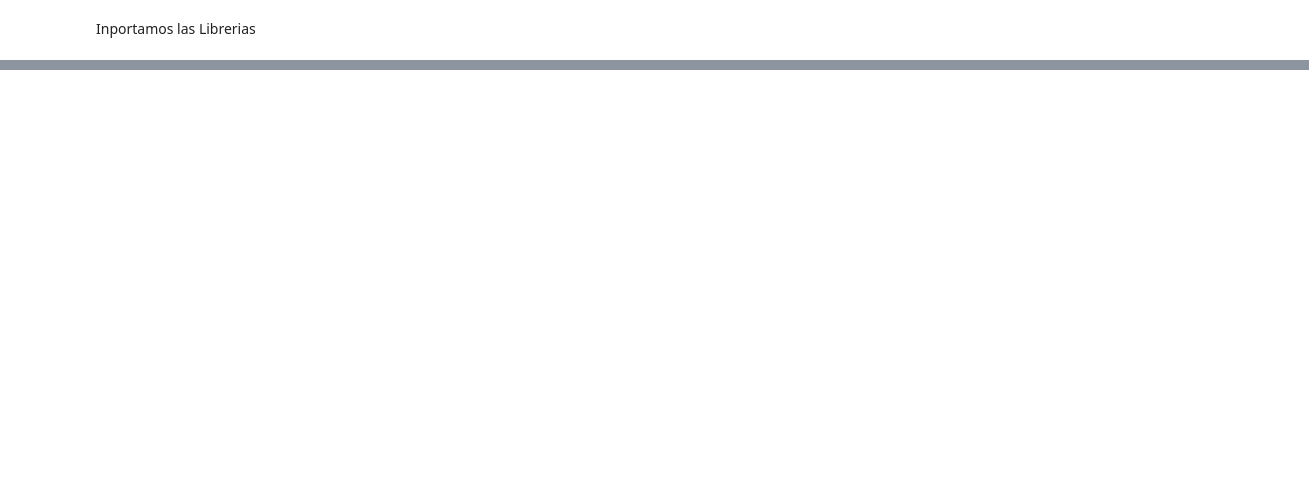
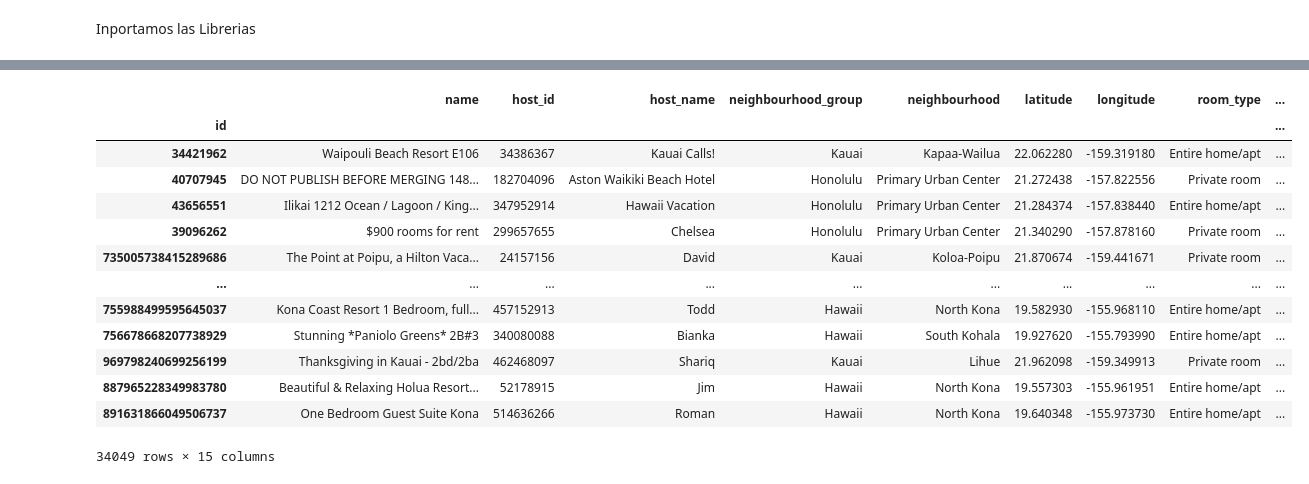
Before and after one commit to Pedrmig/Inside-Airbnb, a Jupyter notebook: ML_pricepredictor.ipynb, the cells around one changed output, grey strips where cells are left out. Drawn from its saved outputs; the diff is of its cells as text; code cells hidden in the pictures; blank space fills up the shorter version.

```diff
--- a/ML_pricepredictor.ipynb
+++ b/ML_pricepredictor.ipynb
@@ -19,0 +17,7 @@ ModuleNotFoundError: No module named 'numpy'
+# %%
+df = pd.read_csv("listings.csv", index_col= "id")
+# %%
+df.drop(columns=['license','last_review'],inplace=True)
+df['host_name'].fillna('Unknown',inplace=True)
+df['price'].fillna((df['price'].mean()),inplace=True)
+df['reviews_per_month'].fillna(0,inplace=True)
@@ -19,0 +108,36 @@ ModuleNotFoundError: No module named 'numpy'
+# %%
+def reparar_atipicos(df, col):
+    Q1 = col.quantile(0.25)
+    Q3 = col.quantile(0.75)
+    IQR = Q3 - Q1
+
+    atipico_inf = Q1 - (1.5 * IQR)
+    atipico_sup = Q3 + (1.5 * IQR)
+
+    for indice in range(len(df[col.name])):
+        if indice in df.index:
+            elemento = df.loc[indice, col.name]
+            if elemento > atipico_sup:
+                df.loc[indice, col.name] = atipico_sup
+            elif elemento < atipico_inf:
+                df.loc[indice, col.name] = atipico_inf
+
+    return df
+
+#repair the outliers of the variable Price
+reparar_atipicos(df, df['price'])
+# %% [output]
+|  | name | host_id | host_name | neighbourhood_group | neighbourhood | latitude | longitude | room_type | ... |
+| id |  |  |  |  |  |  |  |  | ... |
+| 34421962 | Waipouli Beach Resort E106 | 34386367 | Kauai Calls! | Kauai | Kapaa-Wailua | 22.062280 | -159.319180 | Entire home/apt | ... |
+| 40707945 | DO NOT PUBLISH BEFORE MERGING 148... | 182704096 | Aston Waikiki Beach Hotel | Honolulu | Primary Urban Center | 21.272438 | -157.822556 | Private room | ... |
+| 43656551 | Ilikai 1212 Ocean / Lagoon / King... | 347952914 | Hawaii Vacation | Honolulu | Primary Urban Center | 21.284374 | -157.838440 | Entire home/apt | ... |
+| 39096262 | $900 rooms for rent | 299657655 | Chelsea | Honolulu | Primary Urban Center | 21.340290 | -157.878160 | Private room | ... |
+| 735005738415289686 | The Point at Poipu, a Hilton Vaca... | 24157156 | David | Kauai | Koloa-Poipu | 21.870674 | -159.441671 | Private room | ... |
+| ... | ... | ... | ... | ... | ... | ... | ... | ... | ... |
+| 755988499595645037 | Kona Coast Resort 1 Bedroom, full... | 457152913 | Todd | Hawaii | North Kona | 19.582930 | -155.968110 | Entire home/apt | ... |
+| 756678668207738929 | Stunning *Paniolo Greens* 2B#3 | 340080088 | Bianka | Hawaii | South Kohala | 19.927620 | -155.793990 | Entire home/apt | ... |
+| 969798240699256199 | Thanksgiving in Kauai - 2bd/2ba | 462468097 | Shariq | Kauai | Lihue | 21.962098 | -159.349913 | Private room | ... |
+| 887965228349983780 | Beautiful & Relaxing Holua Resort... | 52178915 | Jim | Hawaii | North Kona | 19.557303 | -155.961951 | Entire home/apt | ... |
+| 891631866049506737 | One Bedroom Guest Suite Kona | 514636266 | Roman | Hawaii | North Kona | 19.640348 | -155.973730 | Entire home/apt | ... |
+34049 rows × 15 columns
```
Also changed, not shown: parts of 7 cells of this notebook, 1 other file.
